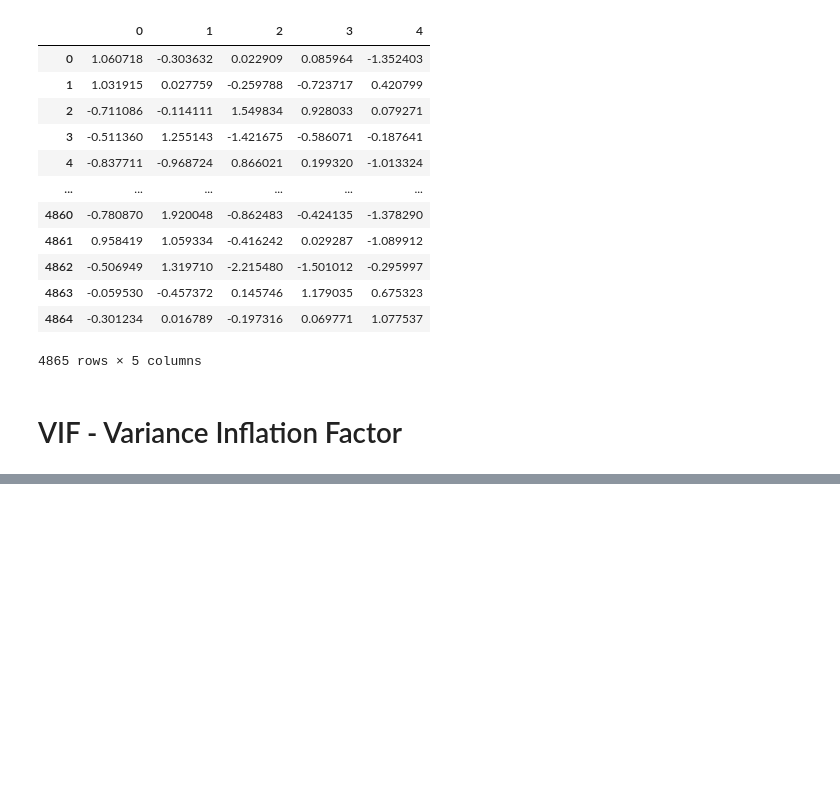
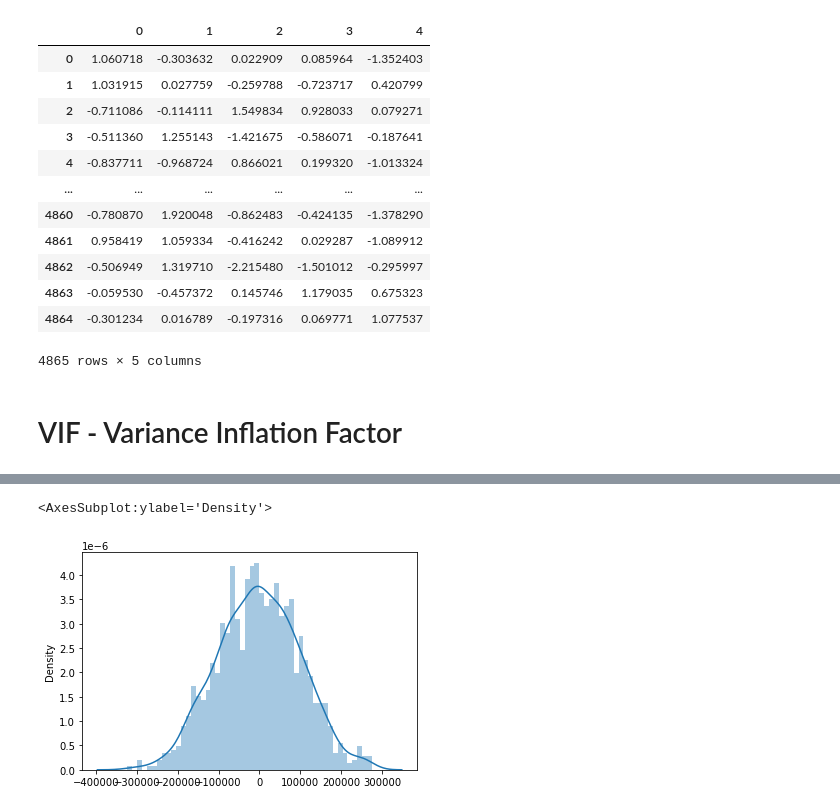
Before and after one commit to Selvam-DG/Data_Science, a Jupyter notebook: Machine_Learning/class/Linear Regression.ipynb, the cells around one changed output, grey strips where cells are left out. Saved outputs shown, nothing was run; the diff lists cells and outputs as text; code cells hidden in the pictures; blank space fills up the shorter version.

```diff
--- a/Machine_Learning/class/Linear Regression.ipynb
+++ b/Machine_Learning/class/Linear Regression.ipynb
@@ -307,0 +470,5 @@ pd.DataFrame(x_scaled)
+# %%
+sns.distplot((y_test - y_pred),bins =50)
+# %% [output]
+<AxesSubplot:ylabel='Density'>
+[figure, added]
```
Also changed, not shown: parts of 22 cells of this notebook.
